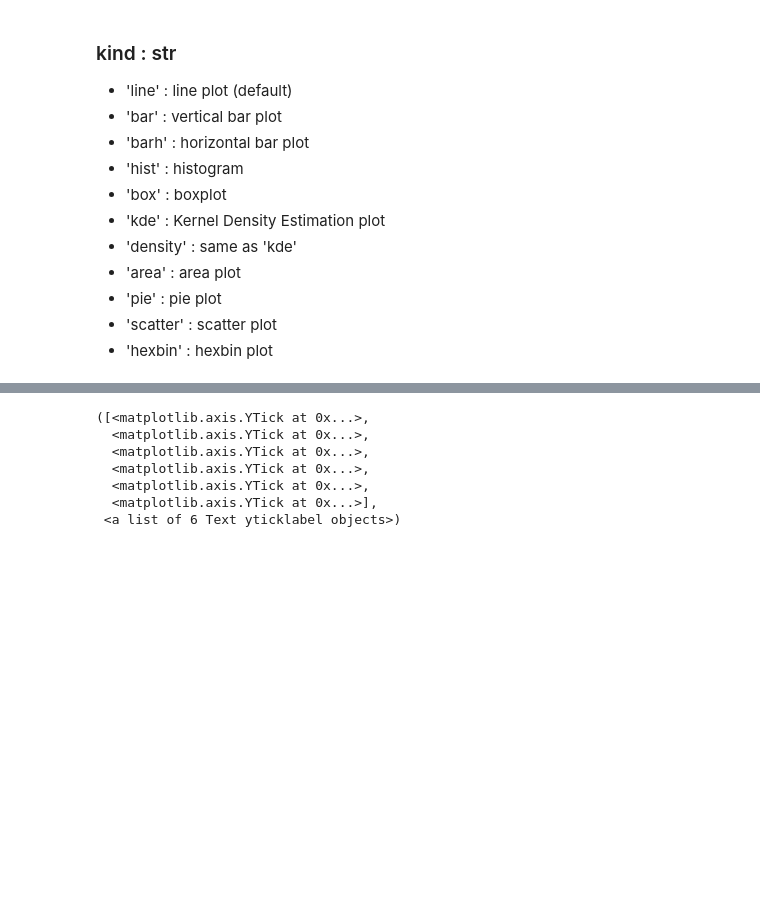
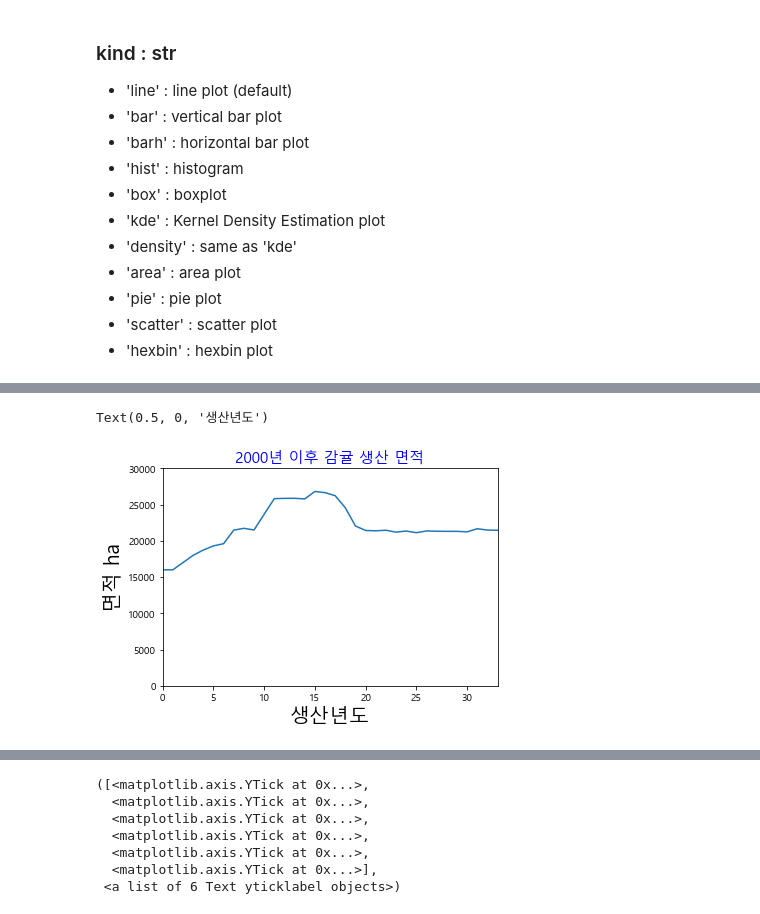
Before and after one commit to Joonyeong97/Jeju_Analysis_Project, a Jupyter notebook: 1. 시각화.ipynb, the cells around one changed output, grey strips where cells are left out. Saved outputs shown, nothing was run; the diff lists cells and outputs as text; code cells hidden in the pictures; blank space fills up the shorter version.

```diff
--- a/1. 시각화.ipynb
+++ b/1. 시각화.ipynb
@@ -27,3 +27,12 @@ mpl.rcParams['axes.unicode_minus'] = False
 from matplotlib import font_manager, rc
 font_name=font_manager.FontProperties(fname="c:/Windows/Fonts/malgun.ttf").get_name()
 rc('font', family =font_name)
+# %%
+clementine =pd.read_csv("C:/workR/1-project/ppt/지영 _감귤 생산량/2018 statisitic.csv",
+                        encoding='UTF-8')
+
+print(clementine.info())
+clementine["생산량 톤"]=clementine["생산량 천t"]*1000
+# 1ha = 100a  # 통계값 보면 기준이 kg/10a 라서 통일
+clementine["단수 kg/10a 기준"]=clementine["생산량 톤"]/clementine["재배면적"] *100
+result=clementine.copy()
@@ -30,3 +94,16 @@ rc('font', family =font_name)
+# %%
+# 규진이가 준 상세한 재배면적으로 2000년도부터 그래프 그림
+data=clementine.iloc[:,1]
+data.plot()
+font1 = {'size' :15, 'color':'blue'}
+plt.title(" 2000년 이후 감귤 생산 면적 ", fontdict=font1)
+plt.ylabel("면적 ha", fontsize=20)
+plt.yticks(ticks=[0,5000,10000,15000,20000,25000,30000])
+plt.xlabel("생산년도", fontsize=20)
+#2002년-2004년 재배면적이 줄어들었음
+# %% [output]
+Text(0.5, 0, '생산년도')
+[figure, added]
 # %%
 clementine =pd.read_csv("C:/workR/1-project/ppt/지영 _감귤 생산량/2018 statisitic.csv",
                         encoding='UTF-8')
```
Also changed, not shown: parts of 25 cells of this notebook, 2 other files.
